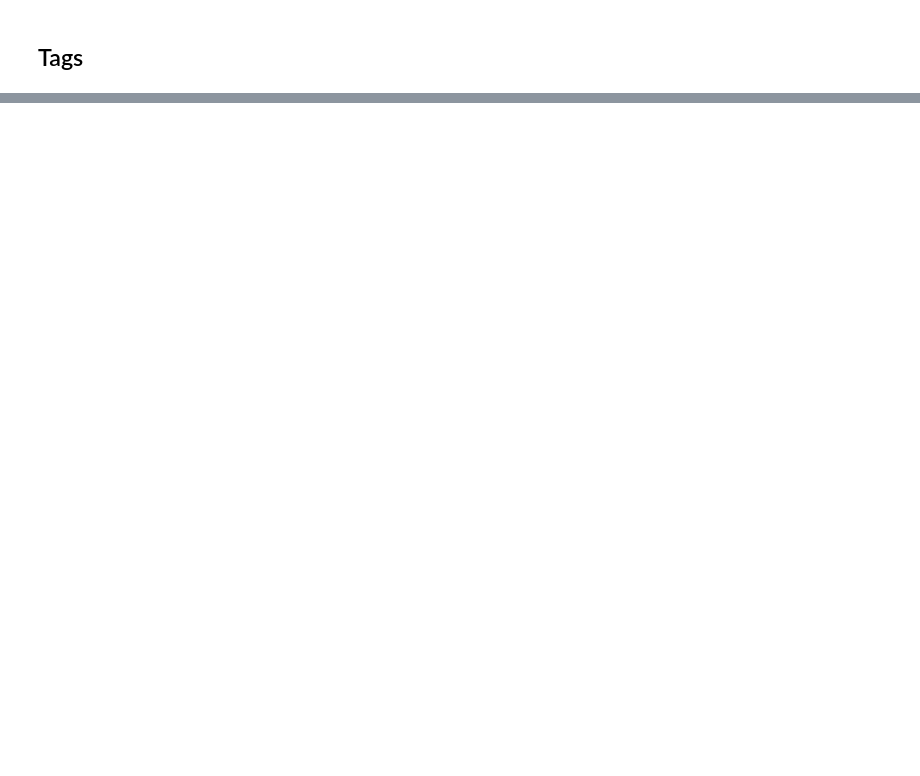
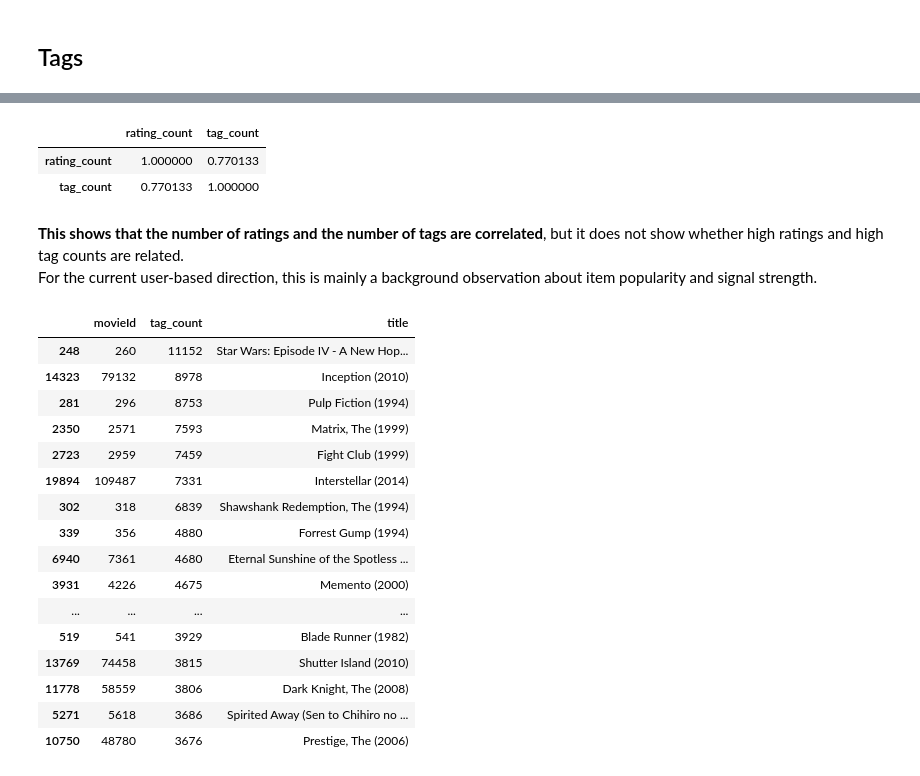
Before and after one commit to F-Degerman/Machine-Learning-FANNY-DEGERMAN, a Jupyter notebook: Assignment_1/EDA.ipynb, the cells around one changed output, grey strips where cells are left out. Saved outputs shown, nothing was run; the diff lists cells and outputs as text; code cells hidden in the pictures; blank space fills up the shorter version.

```diff
--- a/Assignment_1/EDA.ipynb
+++ b/Assignment_1/EDA.ipynb
@@ -120,0 +350,23 @@ A reasonable first threshold could be:
+# %%
+ratings_per_movie = (
+    ratings.groupby("movieId")
+    .size()
+    .reset_index(name="rating_count")
+)
+
+tags_per_movie = (
+    tags.groupby("movieId")
+    .size()
+    .reset_index(name="tag_count")
+)
+
+movie_signal = (
+    movies[["movieId", "title"]]
+    .merge(ratings_per_movie, on="movieId", how="left")
+    .merge(tags_per_movie, on="movieId", how="left")
+)
+
+movie_signal["rating_count"] = movie_signal["rating_count"].fillna(0).astype(int)
+movie_signal["tag_count"] = movie_signal["tag_count"].fillna(0).astype(int)
+
+display(movie_signal.head())
@@ -120,0 +380,35 @@ A reasonable first threshold could be:
+# %%
+movie_signal[["rating_count", "tag_count"]].corr()
+# %% [output]
+|  | rating_count | tag_count |
+| rating_count | 1.000000 | 0.770133 |
+| tag_count | 0.770133 | 1.000000 |
+# %% [markdown]
+**This shows that the number of ratings and the number of tags are correlated**, but it does not show whether high ratings and high tag counts are related.
+For the current user-based direction, this is mainly a background observation about item popularity and signal strength.
+# %%
+tags_per_movie_top = (
+    tags_per_movie
+    .merge(movies[["movieId", "title"]], on="movieId", how="left")
+    .sort_values("tag_count", ascending=False)
+)
+
+display(tags_per_movie_top.head(20))
+# %% [output]
+|  | movieId | tag_count | title |
+| 248 | 260 | 11152 | Star Wars: Episode IV - A New Hop... |
+| 14323 | 79132 | 8978 | Inception (2010) |
+| 281 | 296 | 8753 | Pulp Fiction (1994) |
+| 2350 | 2571 | 7593 | Matrix, The (1999) |
+| 2723 | 2959 | 7459 | Fight Club (1999) |
+| 19894 | 109487 | 7331 | Interstellar (2014) |
+| 302 | 318 | 6839 | Shawshank Redemption, The (1994) |
+| 339 | 356 | 4880 | Forrest Gump (1994) |
+| 6940 | 7361 | 4680 | Eternal Sunshine of the Spotless ... |
+| 3931 | 4226 | 4675 | Memento (2000) |
+| ... | ... | ... | ... |
+| 519 | 541 | 3929 | Blade Runner (1982) |
+| 13769 | 74458 | 3815 | Shutter Island (2010) |
+| 11778 | 58559 | 3806 | Dark Knight, The (2008) |
+| 5271 | 5618 | 3686 | Spirited Away (Sen to Chihiro no ... |
+| 10750 | 48780 | 3676 | Prestige, The (2006) |
```
Also changed, not shown: parts of 25 cells of this notebook, 1 other file.
